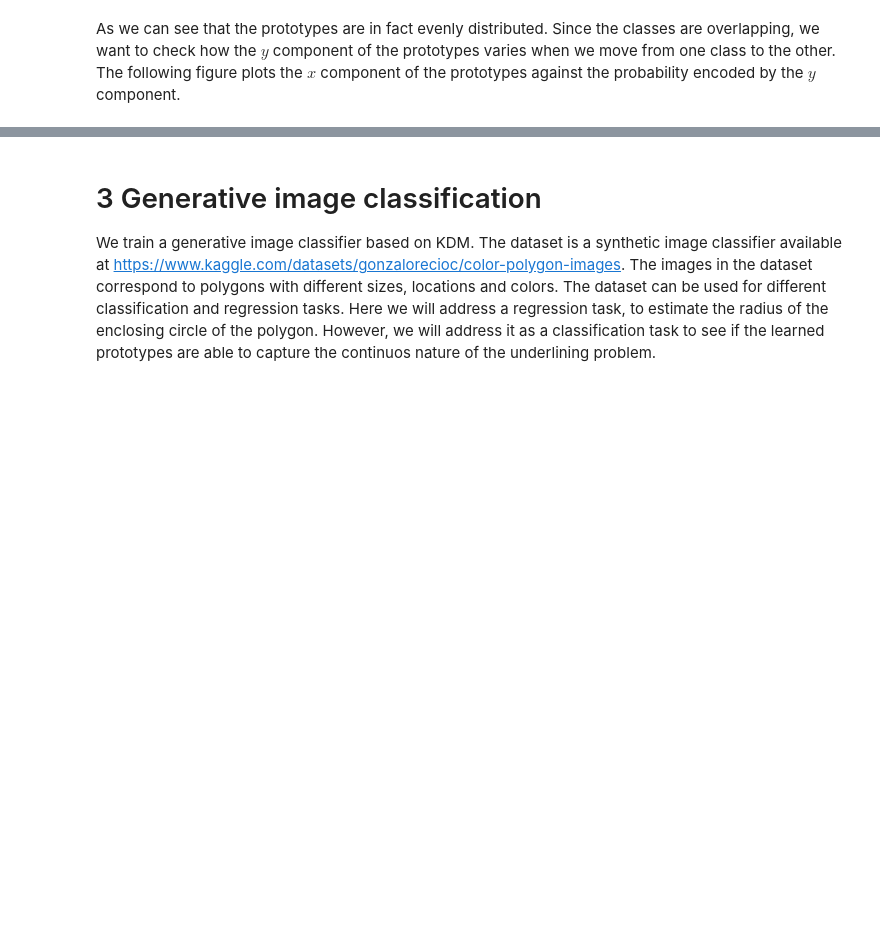
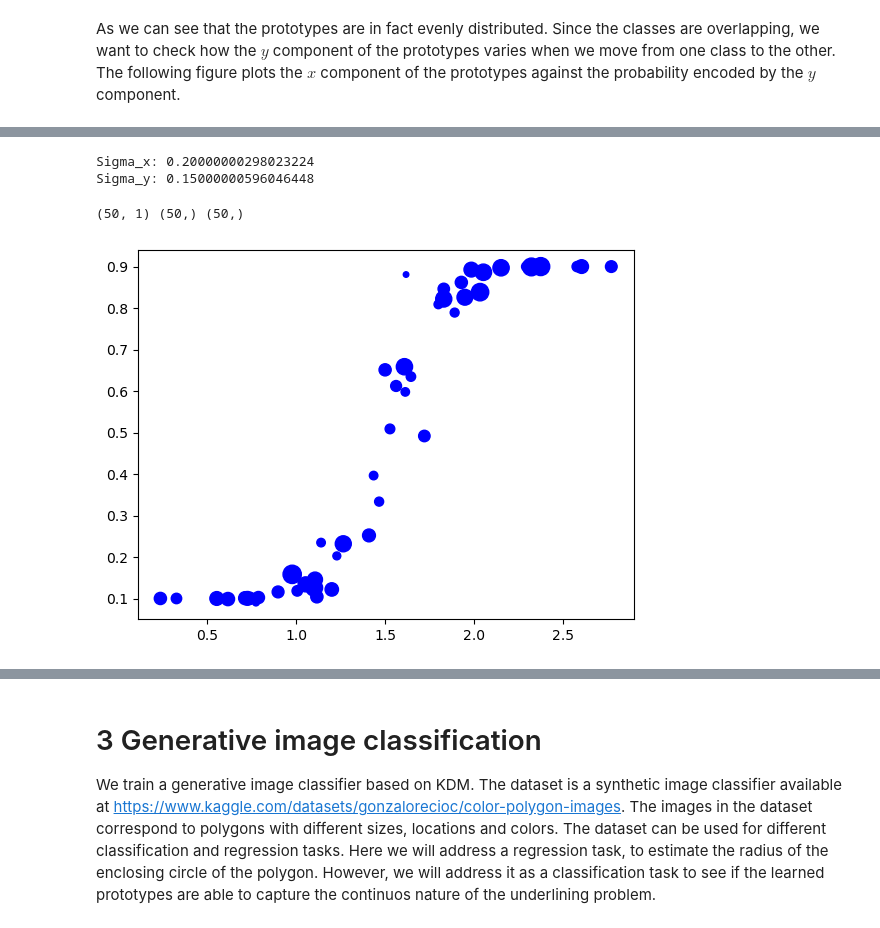
Before and after one commit to fagonzalezo/kdm, a Jupyter notebook: examples/kdm_generative_regress.ipynb, the cells around one changed output, grey strips where cells are left out. Saved outputs shown, nothing was run; the diff lists cells and outputs as text; code cells hidden in the pictures; blank space fills up the shorter version.

```diff
--- a/examples/kdm_generative_regress.ipynb
+++ b/examples/kdm_generative_regress.ipynb
@@ -215,0 +247,39 @@ plt.show()
+# %%
+sigma_x, sigma_y = kdm_reg_model.get_sigmas()
+kdm_reg_model_adj = KDMRegressModel(encoded_size=encoded_size,
+                            dim_y=1,
+                            encoder=encoder,
+                            n_comp=n_comp,
+                            sigma_x=sigma_x,
+                            sigma_y=sigma_y,
+                            min_sigma_y=sigma_y,
+                            generative=1.,
+                            sigma_x_trainable=False,
+
+                            x_train=False,
+                            y_train=False,
+                            w_train=False)
+
+# train the classifier
+kdm_reg_model_adj.compile(optimizer=optimizers.Adam(learning_rate=5e-3))
+kdm_reg_model_adj.set_weights(kdm_reg_model.get_weights())
+kdm_reg_model_adj.kdm.c_y.assign(y_prot_pred)
+#kdm_reg_model_adj.fit(X_blobs, y_blobs, epochs=10, batch_size=32, verbose=1)
+
+sigma_x, sigma_y = kdm_reg_model_adj.get_sigmas()
+print(f'Sigma_x: {sigma_x}')
+print(f'Sigma_y: {sigma_y}')
+# %% [output]
+Sigma_x: 0.20000000298023224
+Sigma_y: 0.15000000596046448
+# %%
+weights = np.abs(kdm_reg_model_adj.kdm.c_w.numpy())
+ys  = kdm_reg_model_adj.kdm.c_y.numpy()
+#ys = keras.utils.normalize(ys, order=2, axis=-1) ** 2
+xs = kdm_reg_model_adj.kdm.c_x.numpy()[:, 0]
+# plot the prototypes with circles with size proportional to the weights
+plt.scatter(xs, ys[:, 0], c='b', marker='o', s=weights*1000)
+print(ys.shape, xs.shape, weights.shape)
+# %% [output]
+(50, 1) (50,) (50,)
+[figure, added]
```
Also changed, not shown: parts of 18 cells of this notebook.
